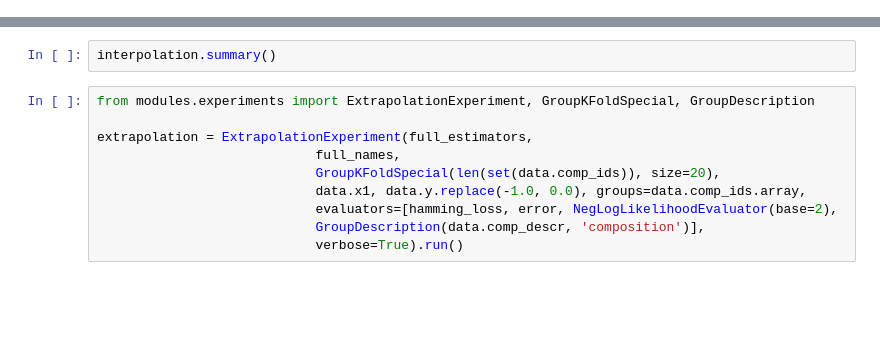
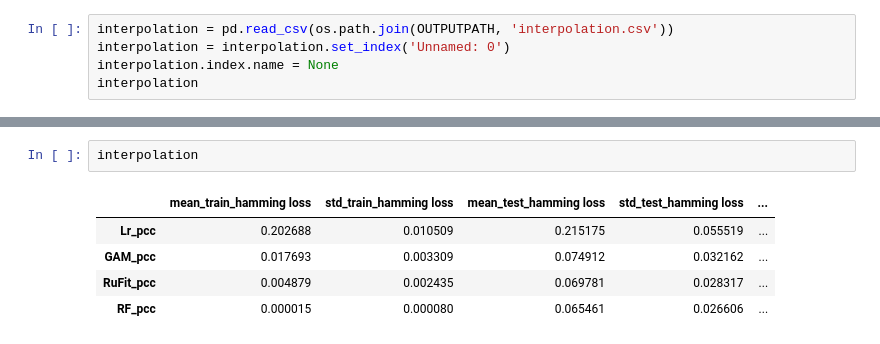
Before and after one commit to marioboley/PISA_ML, a Jupyter notebook: model_evaluation.ipynb, the cells around one changed output, grey strips where cells are left out. Cells and saved outputs as stored; diff of their text form; blank space fills up the shorter version.

```diff
--- a/model_evaluation.ipynb
+++ b/model_evaluation.ipynb
@@ -21,0 +10,5 @@ Running experiment with 30 repetitions
+# %%
+interpolation = pd.read_csv(os.path.join(OUTPUTPATH, 'interpolation.csv'))
+interpolation = interpolation.set_index('Unnamed: 0')
+interpolation.index.name = None
+interpolation
@@ -22,13 +239,9 @@ Running experiment with 30 repetitions
 # %%
-interpolation.summary()
+interpolation
+# %% [output]
+|  | mean_train_hamming loss | std_train_hamming loss | mean_test_hamming loss | std_test_hamming loss | ... |
+| Lr_pcc | 0.202688 | 0.010509 | 0.215175 | 0.055519 | ... |
+| GAM_pcc | 0.017693 | 0.003309 | 0.074912 | 0.032162 | ... |
+| RuFit_pcc | 0.004879 | 0.002435 | 0.069781 | 0.028317 | ... |
+| RF_pcc | 0.000015 | 0.000080 | 0.065461 | 0.026606 | ... |
-# %%
-from modules.experiments import ExtrapolationExperiment, GroupKFoldSpecial, GroupDescription
-
-extrapolation = ExtrapolationExperiment(full_estimators,
-                            full_names,
-                            GroupKFoldSpecial(len(set(data.comp_ids)), size=20),
-                            data.x1, data.y.replace(-1.0, 0.0), groups=data.comp_ids.array,
-                            evaluators=[hamming_loss, error, NegLogLikelihoodEvaluator(base=2),
-                            GroupDescription(data.comp_descr, 'composition')],
-                            verbose=True).run()
 # %%
```
Also changed, not shown: parts of 25 cells of this notebook.
